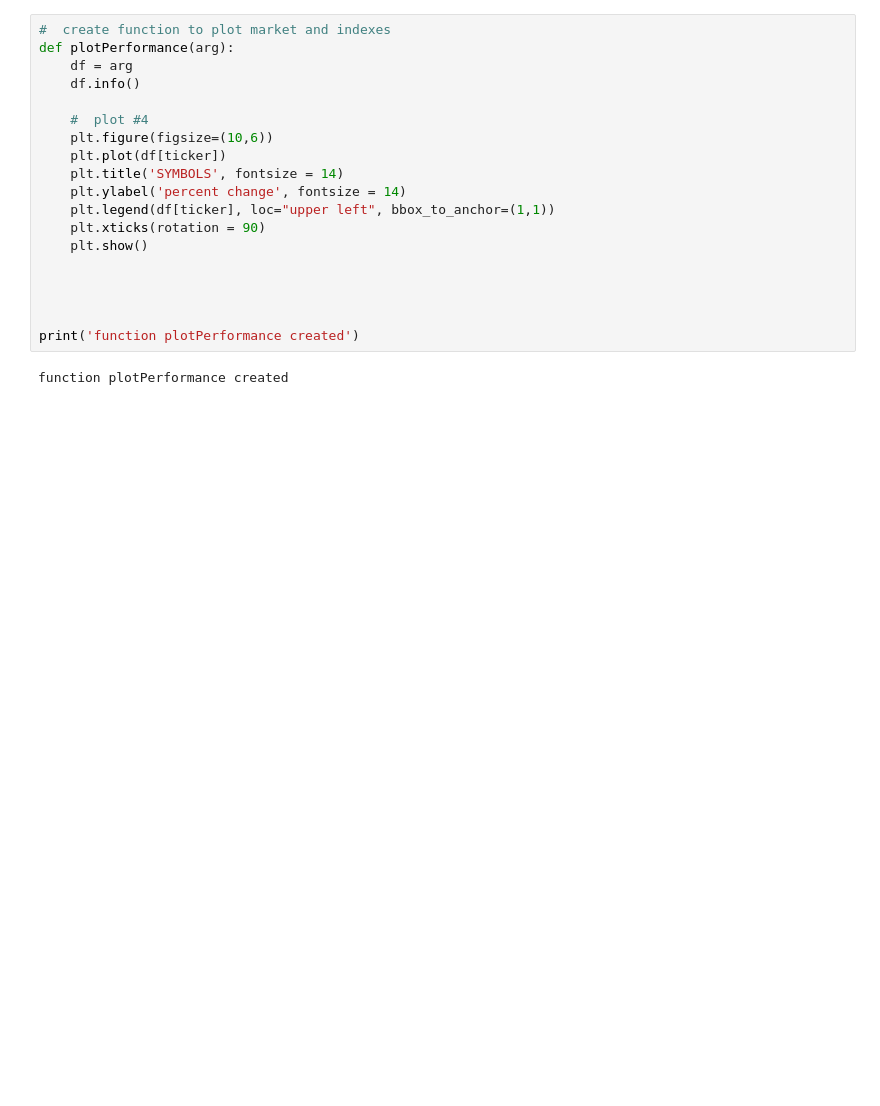
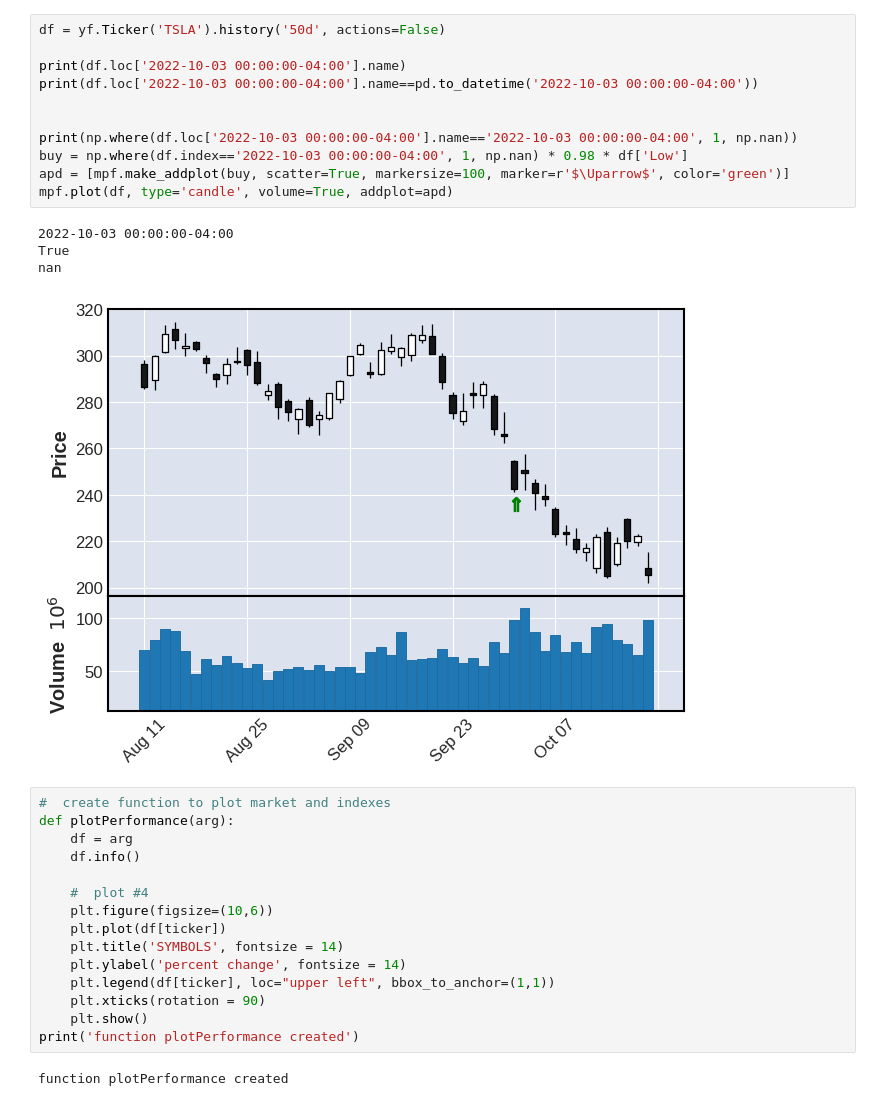
Before and after one commit to rndbblnn/stonks-jupyter, a Jupyter notebook: charting.ipynb, the cells around one changed output. Drawn from its saved outputs; the diff is of its cells as text; blank space fills up the shorter version.

```diff
--- a/charting.ipynb
+++ b/charting.ipynb
@@ -14,3 +35,19 @@ warnings.filterwarnings('ignore')
+# %%
+df = yf.Ticker('TSLA').history('50d', actions=False)
+
+print(df.loc['2022-10-03 00:00:00-04:00'].name)
+print(df.loc['2022-10-03 00:00:00-04:00'].name==pd.to_datetime('2022-10-03 00:00:00-04:00'))
+
+
+print(np.where(df.loc['2022-10-03 00:00:00-04:00'].name=='2022-10-03 00:00:00-04:00', 1, np.nan))
+buy = np.where(df.index=='2022-10-03 00:00:00-04:00', 1, np.nan) * 0.98 * df['Low']
+apd = [mpf.make_addplot(buy, scatter=True, markersize=100, marker=r'$\Uparrow$', color='green')]
+mpf.plot(df, type='candle', volume=True, addplot=apd)
+# %% [output]
+2022-10-03 00:00:00-04:00
+True
+nan
+[figure, added]
 # %%
 #  create function to plot market and indexes
 def plotPerformance(arg):
@@ -25,10 +62,6 @@ def plotPerformance(arg):
     plt.legend(df[ticker], loc="upper left", bbox_to_anchor=(1,1))
     plt.xticks(rotation = 90)
     plt.show()
-
-
-
-
 print('function plotPerformance created')
 # %% [output]
 function plotPerformance created
```
Also changed, not shown: parts of 3 cells of this notebook.
